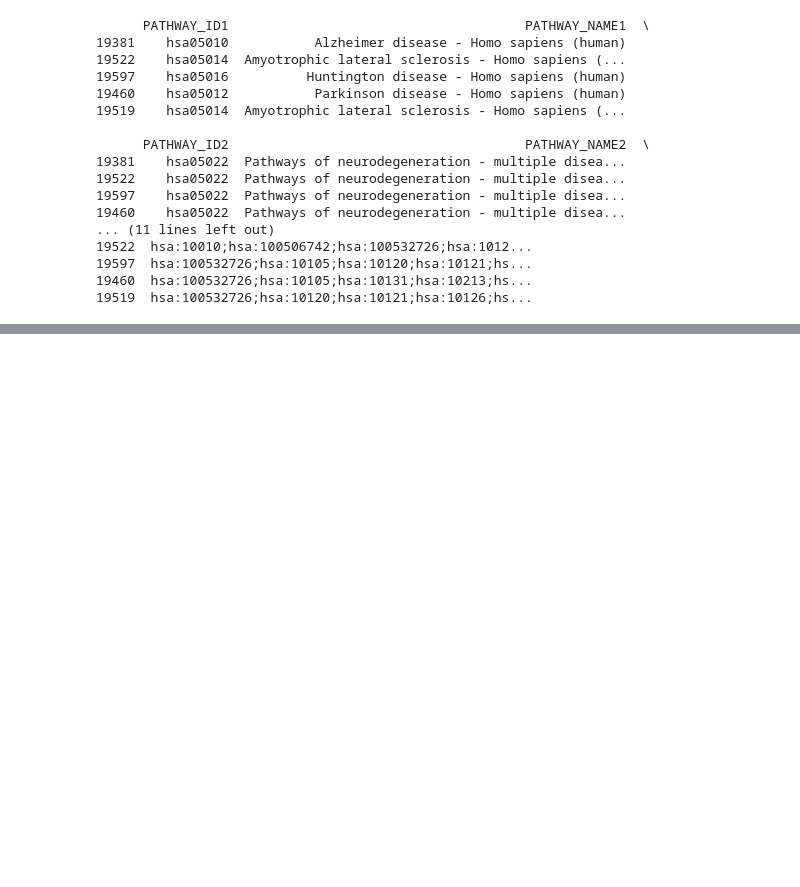
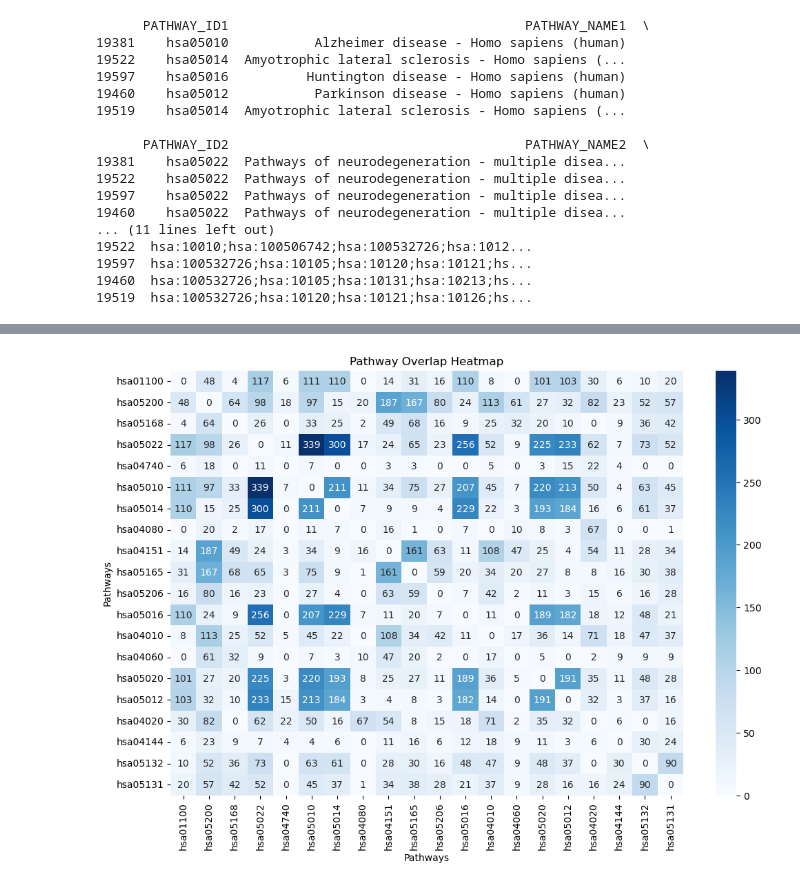
Before and after one commit to czaplab/Bioinf-575-Group-16, a Jupyter notebook: Script.ipynb, the cells around one changed output, grey strips where cells are left out. Cells and saved outputs as stored; diff of their text form; code cells hidden in the pictures; blank space fills up the shorter version.

```diff
--- a/Script.ipynb
+++ b/Script.ipynb
@@ -159,0 +238,15 @@ top_genes_pathways_names_df = pd.DataFrame(list(top_genes_pathways_names.items()
+# %%
+# Ensure data type matches the format code
+overlap_df = overlap_df.astype(int)  # Convert to integers if overlaps are whole numbers
+
+# Plot the heatmap
+plt.figure(figsize=(12, 8))
+sns.heatmap(overlap_df, annot=True, fmt="d", cmap="Blues", cbar=True)  # Use "d" for integers
+plt.title("Pathway Overlap Heatmap")
+plt.xlabel("Pathways")
+plt.ylabel("Pathways")
+plt.xticks(rotation=90)
+plt.yticks(rotation=0)
+plt.show()
+# %% [output]
+[figure, added]
```
Also changed, not shown: parts of 11 cells of this notebook.
